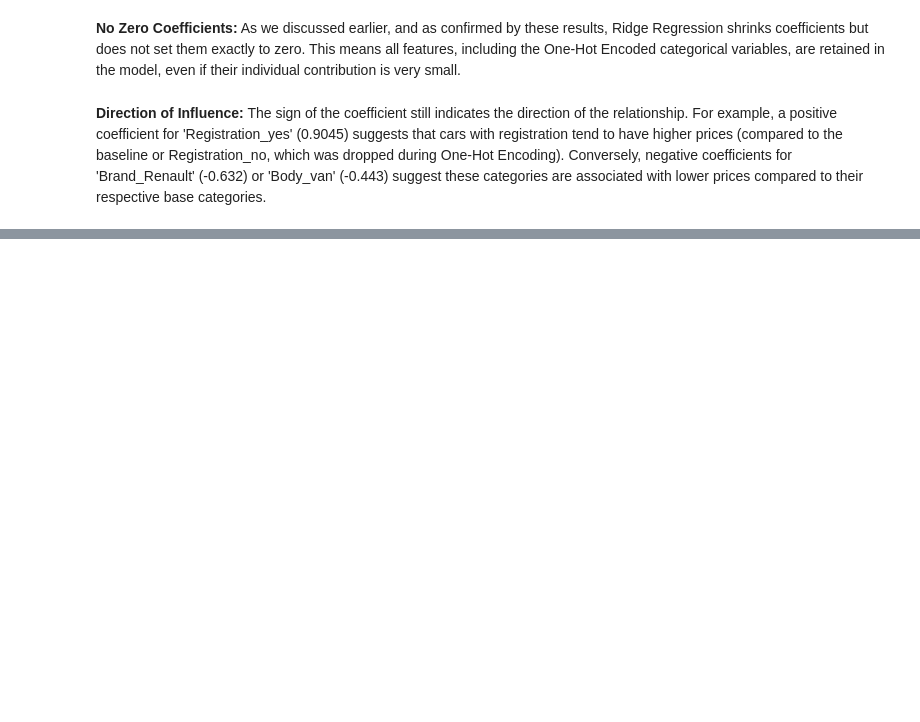
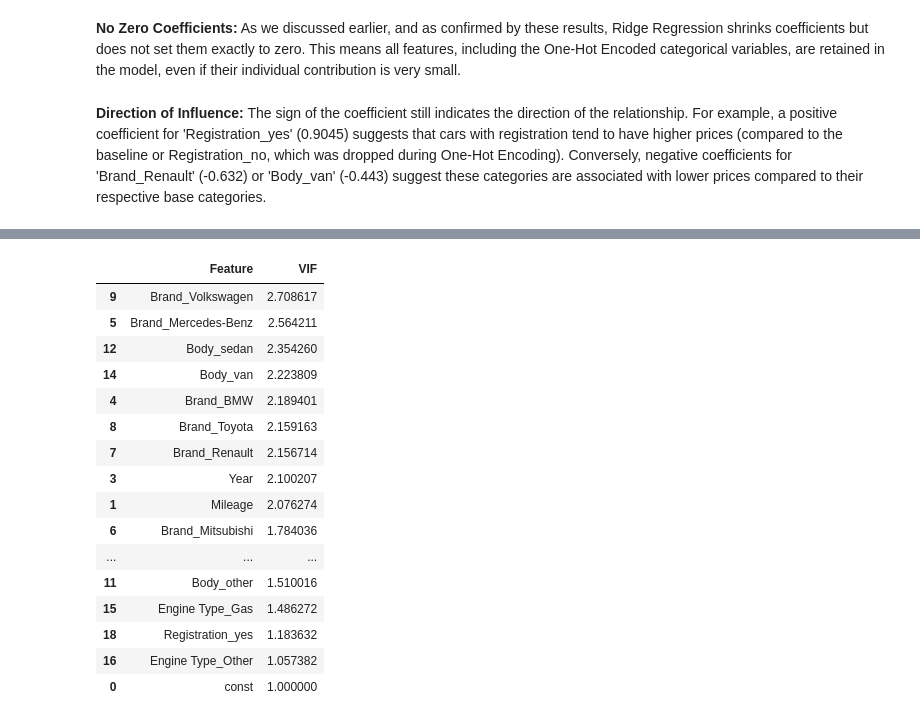
Before and after one commit to suyogy1-bot/Machine_Learning, a Jupyter notebook: Car_Price_Prediction/Linear_Ridge_&_Lasso_Regression_(1).ipynb, the cells around one changed output, grey strips where cells are left out. Saved outputs shown, nothing was run; the diff lists cells and outputs as text; code cells hidden in the pictures; blank space fills up the shorter version.

```diff
--- a/Car_Price_Prediction/Linear_Ridge_&_Lasso_Regression_(1).ipynb
+++ b/Car_Price_Prediction/Linear_Ridge_&_Lasso_Regression_(1).ipynb
@@ -1401,0 +1498,19 @@ Ridge regression is effective at handling multicollinearity (when features are h
+# %%
+# Install statsmodels if not already installed
+%pip install statsmodels
+
+from statsmodels.stats.outliers_influence import variance_inflation_factor
+import statsmodels.api as sm
+
+# It's good practice to add a constant to the feature matrix for VIF calculation
+X_ohe_with_const = sm.add_constant(X_ohe)
+
+# Calculate VIF for each feature
+vif_data = pd.DataFrame()
+vif_data["Feature"] = X_ohe_with_const.columns
+vif_data["VIF"] = [variance_inflation_factor(X_ohe_with_const.values, i)
+                   for i in range(X_ohe_with_const.shape[1])]
+
+# Sort by VIF in descending order
+display(vif_data.sort_values(by="VIF", ascending=False))
+# %% [output]
@@ -1401,0 +1532,17 @@ Ridge regression is effective at handling multicollinearity (when features are h
+|  | Feature | VIF |
+| 9 | Brand_Volkswagen | 2.708617 |
+| 5 | Brand_Mercedes-Benz | 2.564211 |
+| 12 | Body_sedan | 2.354260 |
+| 14 | Body_van | 2.223809 |
+| 4 | Brand_BMW | 2.189401 |
+| 8 | Brand_Toyota | 2.159163 |
+| 7 | Brand_Renault | 2.156714 |
+| 3 | Year | 2.100207 |
+| 1 | Mileage | 2.076274 |
+| 6 | Brand_Mitsubishi | 1.784036 |
+| ... | ... | ... |
+| 11 | Body_other | 1.510016 |
+| 15 | Engine Type_Gas | 1.486272 |
+| 18 | Registration_yes | 1.183632 |
+| 16 | Engine Type_Other | 1.057382 |
+| 0 | const | 1.000000 |
```
Also changed, not shown: parts of 18 cells of this notebook.
